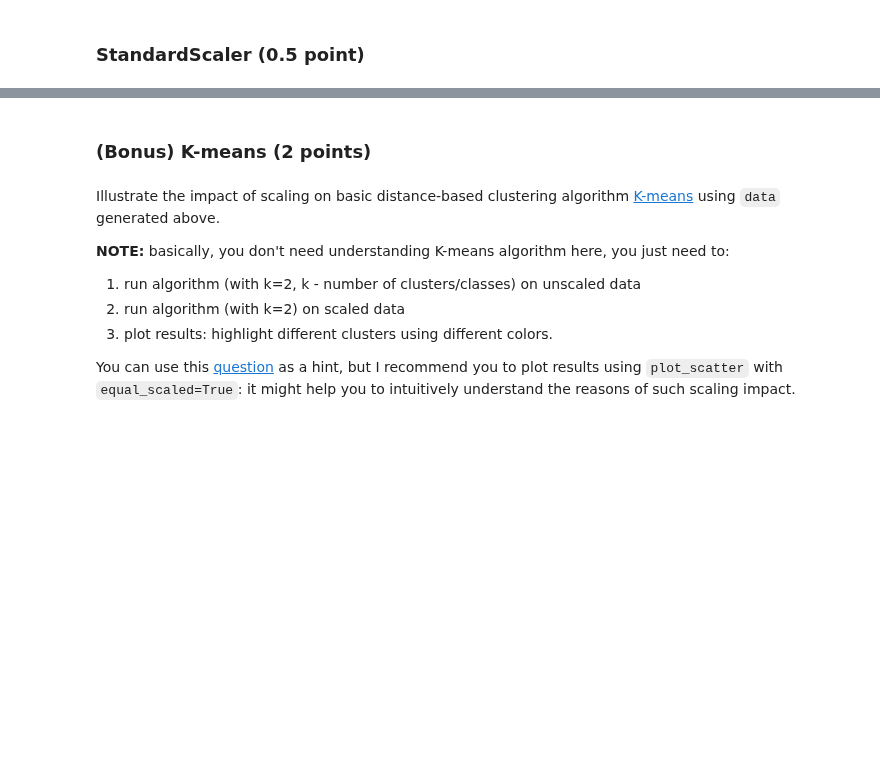
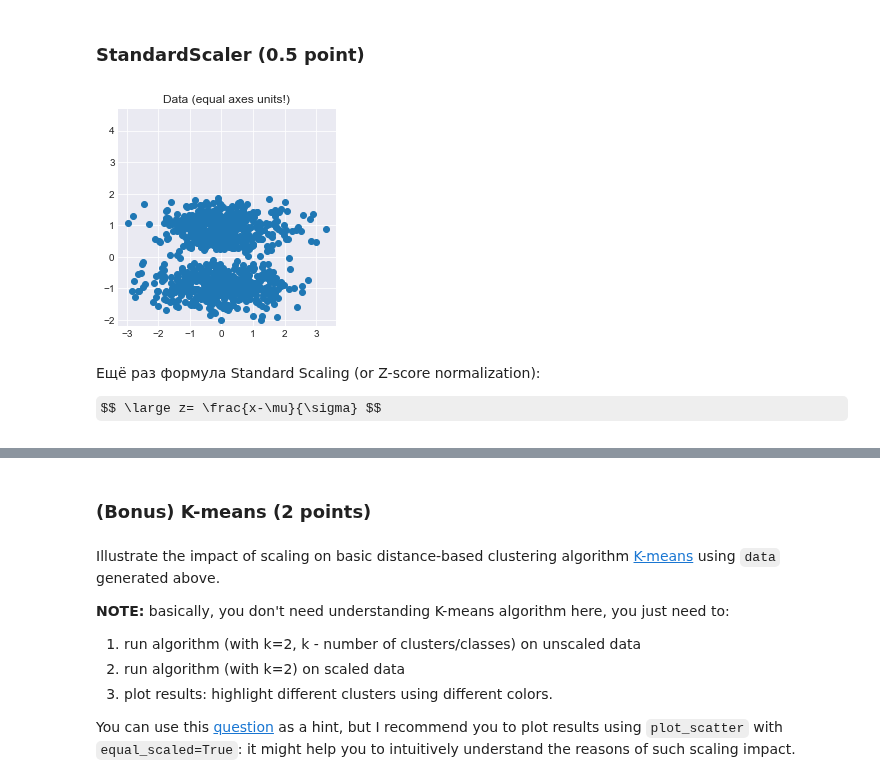
Before and after one commit to githubjeka/ml-intro, a Jupyter notebook: homework.ipynb, the cells around one changed output, grey strips where cells are left out. Drawn from its saved outputs; the diff is of its cells as text; code cells hidden in the pictures; some formulas as TeX source; blank space fills up the shorter version.

```diff
--- a/homework.ipynb
+++ b/homework.ipynb
@@ -111,0 +191,9 @@ Perform `StandardScaling` and `MinMaxScaling` of original data; visualize result
+# %%
+std_data = StandardScaler().fit_transform(data)
+plot_scatter(std_data[:, 0], std_data[:, 1], auto_scaled=False, title='Data (equal axes units!)')
+# %% [output]
+[figure, added]
+# %% [markdown]
+Ещё раз формула Standard Scaling (or Z-score normalization):
+
+$$ \large z= \frac{x-\mu}{\sigma} $$
```
Also changed, not shown: parts of 36 cells of this notebook.
